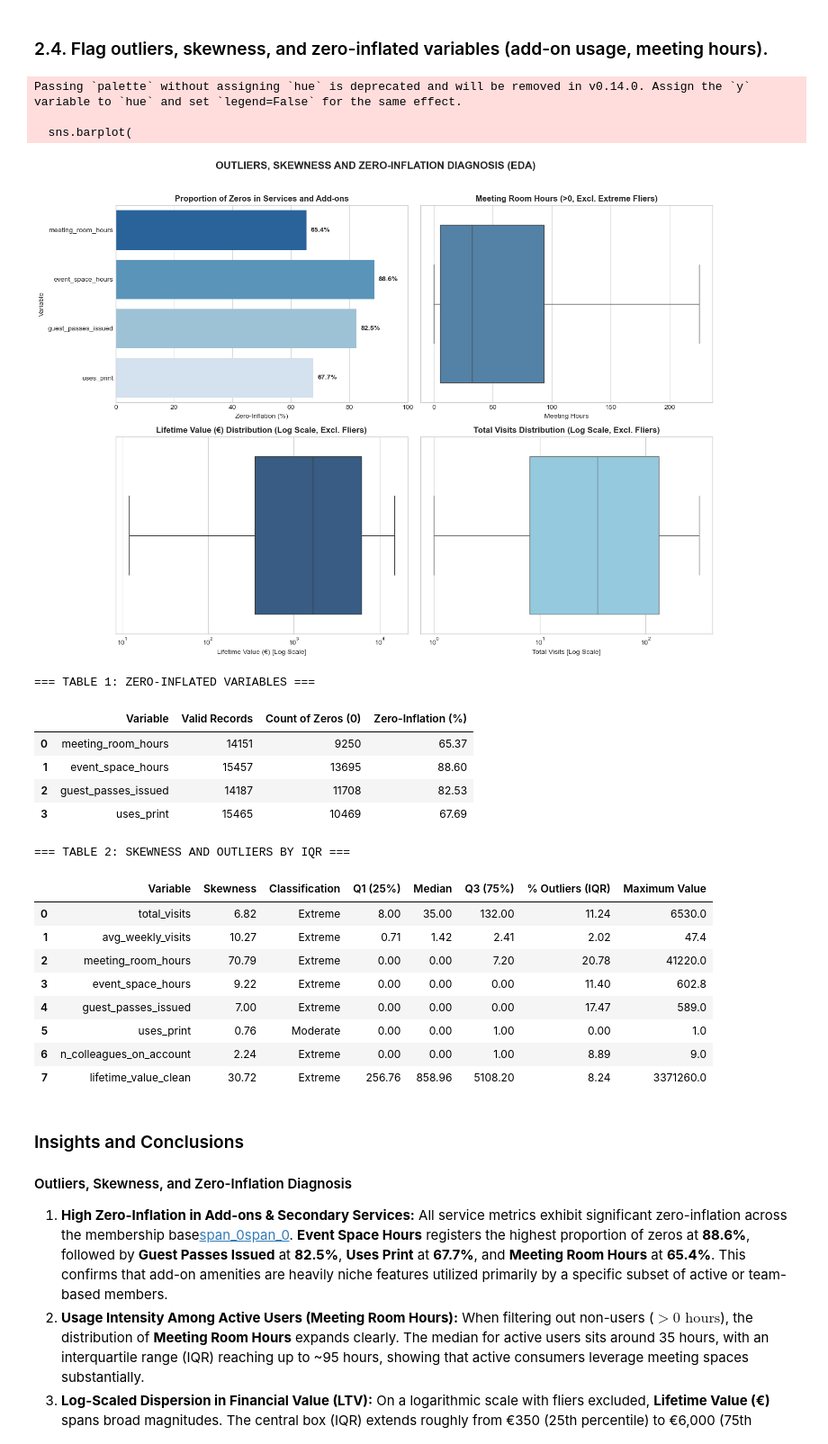
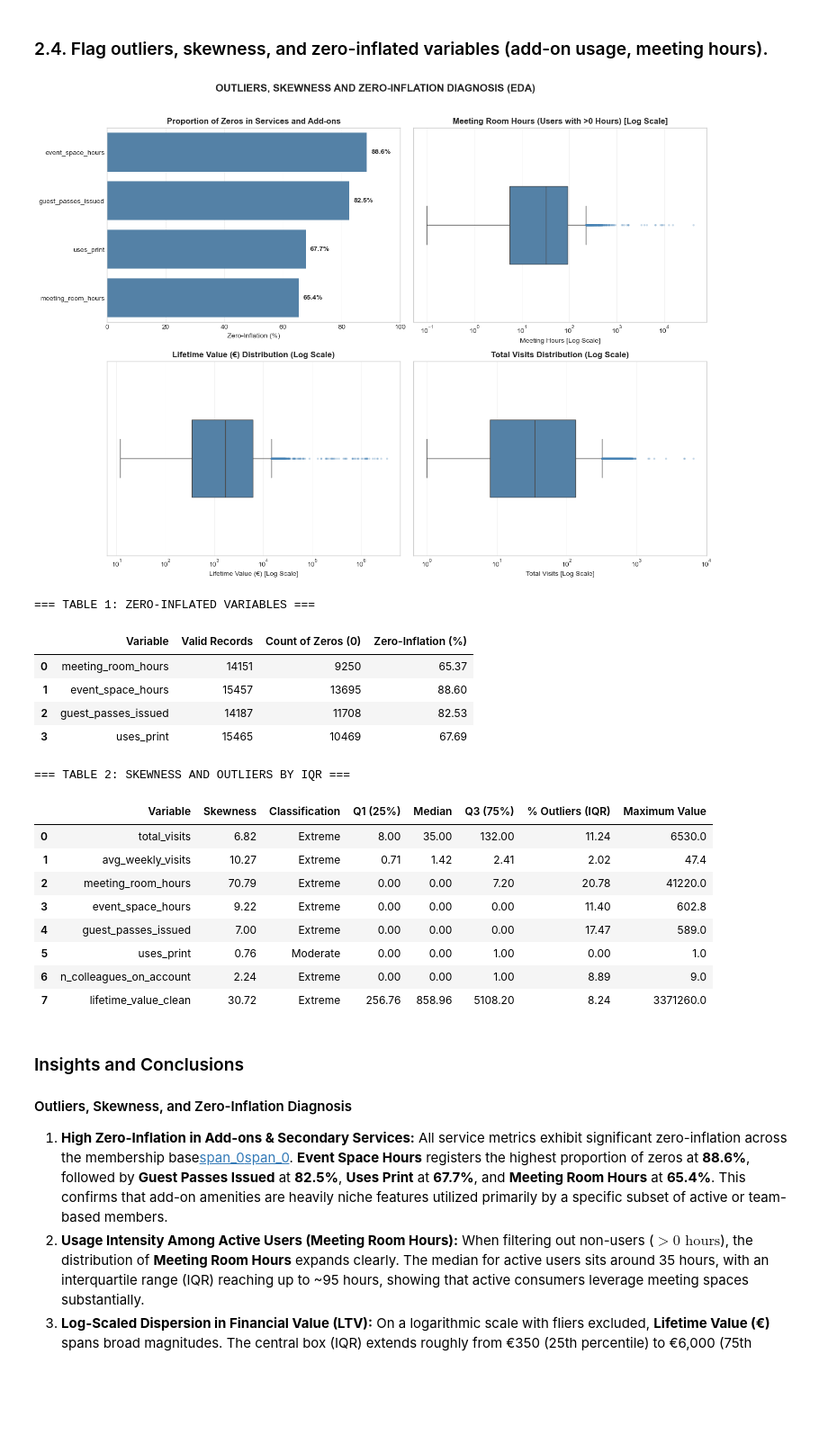
Before and after one commit to Diogosousa03/DM_Grupo18, a Jupyter notebook: notebooks/Group18_EDA_Code.ipynb, the cells around one changed output. Shown at 90% size. Saved outputs shown, nothing was run; the diff lists cells and outputs as text; code cells hidden in the pictures; blank space fills up the shorter version.

Commit message:
graphs updates

```diff
--- a/notebooks/Group18_EDA_Code.ipynb
+++ b/notebooks/Group18_EDA_Code.ipynb
@@ -718,6 +700,14 @@ Passing `palette` without assigning `hue` is deprecated and will be removed in v
 ### 2.4. Flag outliers, skewness, and zero-inflated variables (add-on usage, meeting hours).
 # %%
 plt.style.use('seaborn-v0_8-whitegrid')
+
+
+def soft_grid(ax, axis):
+    """Show only a subtle grid along the given axis ('x', 'y' or 'both')."""
+    ax.grid(False)
+    ax.grid(axis=axis, alpha=0.3, linewidth=0.6)
+    ax.set_axisbelow(True)
+
 
 df_eda = temp_copy(df, 'lifetime_value_clean', 'lifetime_value')
 
@@ -730,7 +720,7 @@ num_cols = [
 clean_invalid_values(df_eda, num_cols)
 
 
-# ZERO-INFLATION E OUTLIERS (IQR)
+# ZERO-INFLATION AND OUTLIERS (IQR)
 zero_cols = ['meeting_room_hours', 'event_space_hours', 'guest_passes_issued', 'uses_print']
 zero_analysis = []
 
@@ -776,16 +766,26 @@ df_stats_summary = pd.DataFrame(stats_analysis)
 
 fig, axes = plt.subplots(2, 2, figsize=(14, 10))
 
-#  Zero-Inflation Visualization
+# Shared style: same color everywhere, thinner boxes, small semi-transparent fliers
+BOX_COLOR = '#4682b4'
+FLIER_PROPS = dict(marker='o', markersize=3, markerfacecolor=BOX_COLOR,
+                   markeredgecolor='none', alpha=0.3)
+
+# Zero-Inflation Visualization (sorted descending, single color)
+sorted_order = df_zero_summary.sort_values('Zero-Inflation (%)', ascending=False)['Variable']
+
 sns.barplot(
     data=df_zero_summary,
     x='Zero-Inflation (%)',
     y='Variable',
-    palette='Blues_r',
+    order=sorted_order,
+    color=BOX_COLOR,
     ax=axes[0, 0]
 )
 set_labels(axes[0, 0], 'Proportion of Zeros in Services and Add-ons')
 axes[0, 0].set_xlim(0, 100)
+axes[0, 0].set_ylabel('')  # "Variable" is redundant
+soft_grid(axes[0, 0], 'x')
 
 for p in axes[0, 0].patches:
     width = p.get_width()
@@ -798,62 +798,67 @@ for p in axes[0, 0].patches:
         fontweight='bold'
     )
 
-# Boxplot of Meeting Room Hours (>0 e Zoom p99)
+# Boxplot of Meeting Room Hours (>0), log scale for consistency with the other boxplots
 df_meeting_positive = df_eda[df_eda['meeting_room_hours'] > 0]
 sns.boxplot(
     data=df_meeting_positive,
     x='meeting_room_hours',
     ax=axes[0, 1],
-    color='#4682b4',
-    showfliers=False  # Oculta fliers extremos para expandir o IQR
+    color=BOX_COLOR,
+    width=0.4,
+    flierprops=FLIER_PROPS
 )
-set_labels(axes[0, 1], 'Meeting Room Hours (>0, Excl. Extreme Fliers)', 'Meeting Hours')
+axes[0, 1].set_xscale('log')
+set_labels(axes[0, 1], 'Meeting Room Hours (Users with >0 Hours) [Log Scale]',
+           'Meeting Hours [Log Scale]')
+soft_grid(axes[0, 1], 'x')
 
 # Boxplot of Lifetime Value (€)
 df_ltv_pos = df_eda[df_eda['lifetime_value_clean'] > 0]
 sns.boxplot(
     data=df_ltv_pos,
     x='lifetime_value_clean',
     ax=axes[1, 0],
-    color='#2b5c8f',
-    showfliers=False
+    color=BOX_COLOR,
+    width=0.4,
+    flierprops=FLIER_PROPS
 )
 axes[1, 0].set_xscale('log')
-set_labels(axes[1, 0], 'Lifetime Value (€) Distribution (Log Scale, Excl. Fliers)',
+set_labels(axes[1, 0], 'Lifetime Value (€) Distribution (Log Scale)',
            'Lifetime Value (€) [Log Scale]')
+soft_grid(axes[1, 0], 'x')
 
 # Boxplot of Total Visits
 df_visits_pos = df_eda[df_eda['total_visits'] > 0]
 sns.boxplot(
     data=df_visits_pos,
     x='total_visits',
     ax=axes[1, 1],
-    color='#87ceeb',
-    showfliers=False
+    color=BOX_COLOR,
+    width=0.4,
+    flierprops=FLIER_PROPS
 )
 axes[1, 1].set_xscale('log')
-set_labels(axes[1, 1], 'Total Visits Distribution (Log Scale, Excl. Fliers)', 'Total Visits [Log Scale]')
+set_labels(axes[1, 1], 'Total Visits Distribution (Log Scale)', 'Total Visits [Log Scale]')
+soft_grid(axes[1, 1], 'x')
 
 finish_figure('OUTLIERS, SKEWNESS AND ZERO-INFLATION DIAGNOSIS (EDA)')
 
 
 print("=== TABLE 1: ZERO-INFLATED VARIABLES ===")
 display(df_zero_summary)
 
 print("\n=== TABLE 2: SKEWNESS AND OUTLIERS BY IQR ===")
 display(df_stats_summary)
 # %% [output]
+[figure, new version]
-Passing `palette` without assigning `hue` is deprecated and will be removed in v0.14.0. Assign the `y` variable to `hue` and set `legend=False` for the same effect.
-
-  sns.barplot(
+=== TABLE 1: ZERO-INFLATED VARIABLES ===
-[figure, old version]
+|  | Variable | Valid Records | Count of Zeros (0) | Zero-Inflation (%) |
+| 0 | meeting_room_hours | 14151 | 9250 | 65.37 |
+| 1 | event_space_hours | 15457 | 13695 | 88.60 |
+| 2 | guest_passes_issued | 14187 | 11708 | 82.53 |
+| 3 | uses_print | 15465 | 10469 | 67.69 |
-=== TABLE 1: ZERO-INFLATED VARIABLES ===
+=== TABLE 2: SKEWNESS AND OUTLIERS BY IQR ===
-|  | Variable | Valid Records | Count of Zeros (0) | Zero-Inflation (%) |
-| 0 | meeting_room_hours | 14151 | 9250 | 65.37 |
-| 1 | event_space_hours | 15457 | 13695 | 88.60 |
-| 2 | guest_passes_issued | 14187 | 11708 | 82.53 |
-| 3 | uses_print | 15465 | 10469 | 67.69 |
-=== TABLE 2: SKEWNESS AND OUTLIERS BY IQR ===
 |  | Variable | Skewness | Classification | Q1 (25%) | Median | Q3 (75%) | % Outliers (IQR) | Maximum Value |
 | 0 | total_visits | 6.82 | Extreme | 8.00 | 35.00 | 132.00 | 11.24 | 6530.0 |
 | 1 | avg_weekly_visits | 10.27 | Extreme | 0.71 | 1.42 | 2.41 | 2.02 | 47.4 |
```
Also changed, not shown: parts of 3 cells of this notebook, 1 other file.
